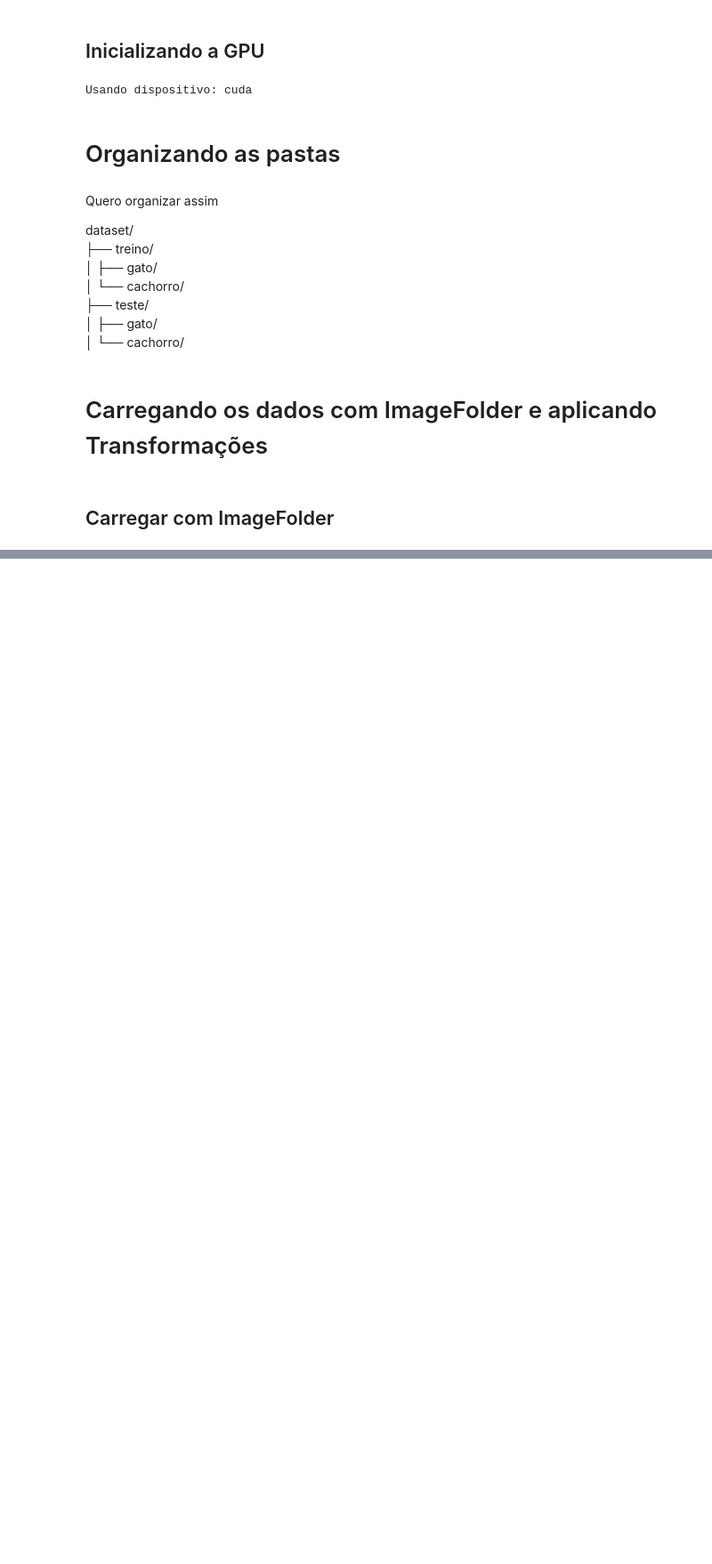
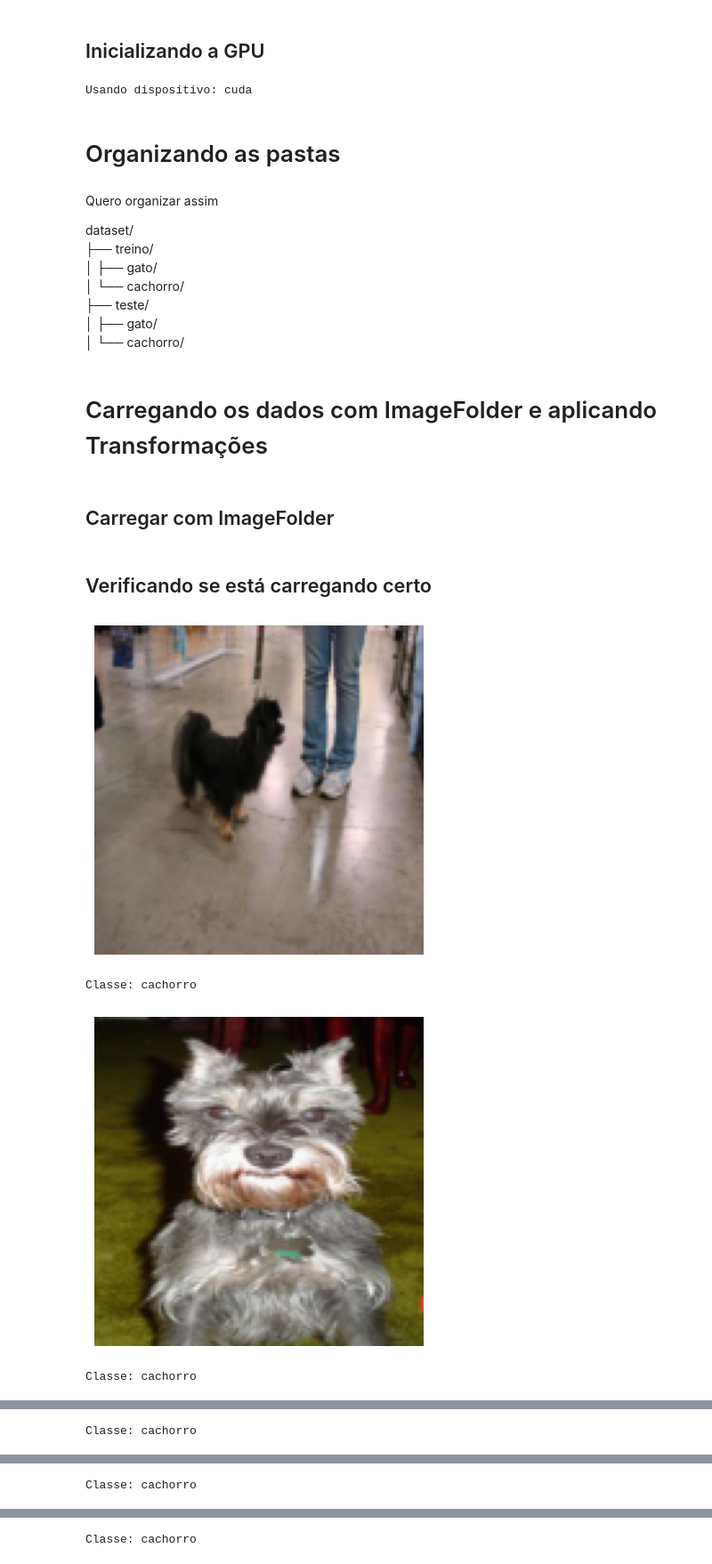
Before and after one commit to RogerCabralSilva/Classificacao_de_cachorro_e_gato_com_PyTorch, a Jupyter notebook: classificador_de_cachorro_e_gato_com_PyTorch.ipynb, the cells around one changed output, grey strips where cells are left out. Shown at 89% size. Saved outputs shown, nothing was run; the diff lists cells and outputs as text; code cells hidden in the pictures; blank space fills up the shorter version.

Commit message:
Verificando se está carregando certo

```diff
--- a/classificador_de_cachorro_e_gato_com_PyTorch.ipynb
+++ b/classificador_de_cachorro_e_gato_com_PyTorch.ipynb
@@ -103,3 +104,27 @@ dataset_teste = ImageFolder(root=caminho_teste, transform=transformacoes)
 # Cria os DataLoaders
 loader_treino = DataLoader(dataset_treino, batch_size=32, shuffle=True)
 loader_treino = DataLoader(dataset_teste, batch_size=32, shuffle=False)
+# %% [markdown]
+## Verificando se está carregando certo
+# %%
+# Função para desnormalizar imagem e mostrar
+def imshow(img_tensor):
+    img = img_tensor.numpy().transpose((1, 2, 0))  # CxHxW → HxWxC
+    img = img * 0.5 + 0.5  # desfaz a normalização
+    plt.imshow(img)
+    plt.axis('off')
+    plt.show()
+
+# Pega um mini-batch do loader
+dados = next(iter(loader_treino))
+imagens, rotulos = dados
+
+# Mostra as primeiras 4 imagens com rótulo
+for i in range(5):
+    imshow(imagens[i])
+    print("Classe:", dataset_treino.classes[rotulos[i]])
+# %% [output]
+[figure, added]
+Classe: cachorro
+[figure, added]
+Classe: cachorro
@@ -105,0 +132 @@ loader_treino = DataLoader(dataset_teste, batch_size=32, shuffle=False)
+Classe: cachorro
@@ -105,0 +134 @@ loader_treino = DataLoader(dataset_teste, batch_size=32, shuffle=False)
+Classe: cachorro
@@ -105,0 +136 @@ loader_treino = DataLoader(dataset_teste, batch_size=32, shuffle=False)
+Classe: cachorro
```
Also changed, not shown: parts of 2 cells of this notebook.
